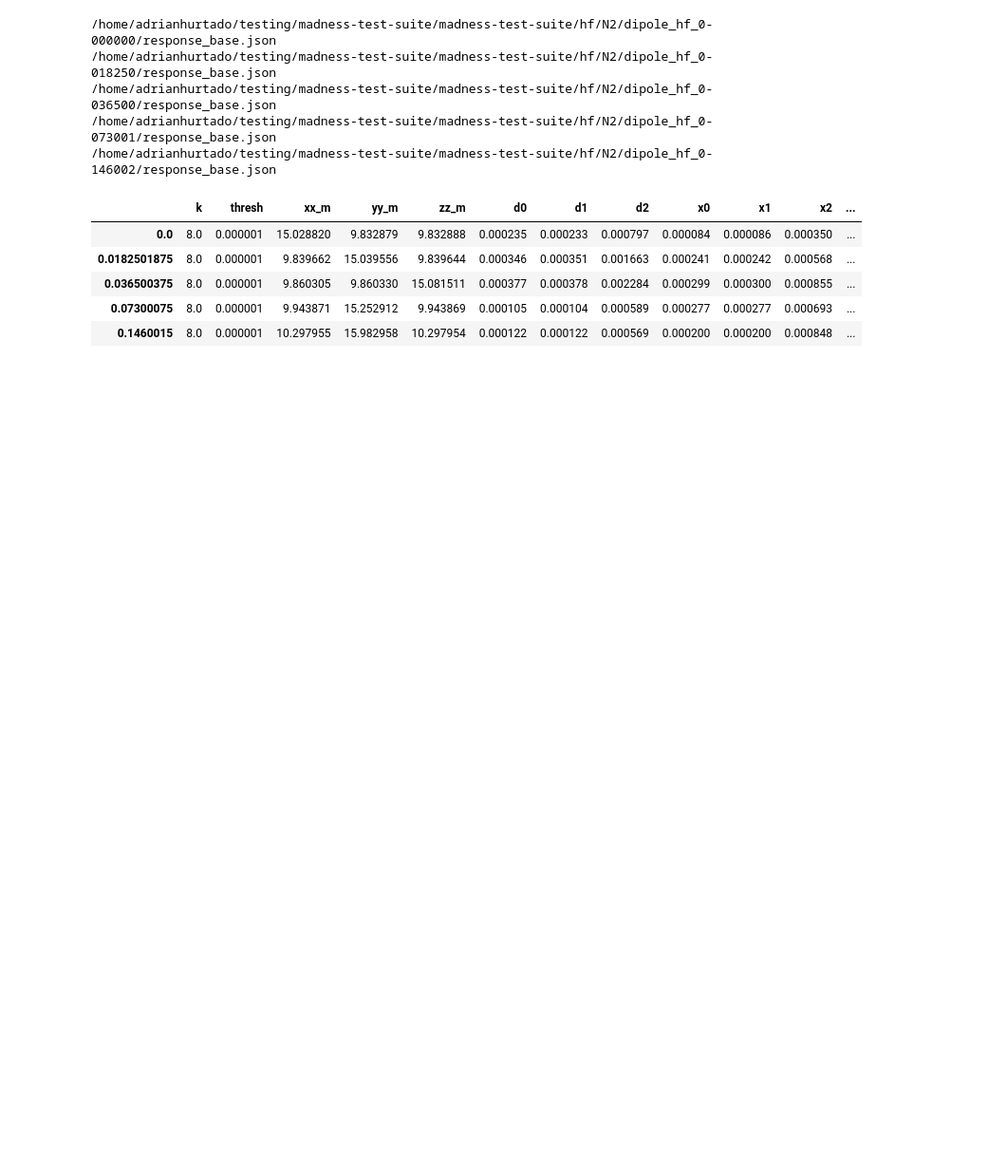
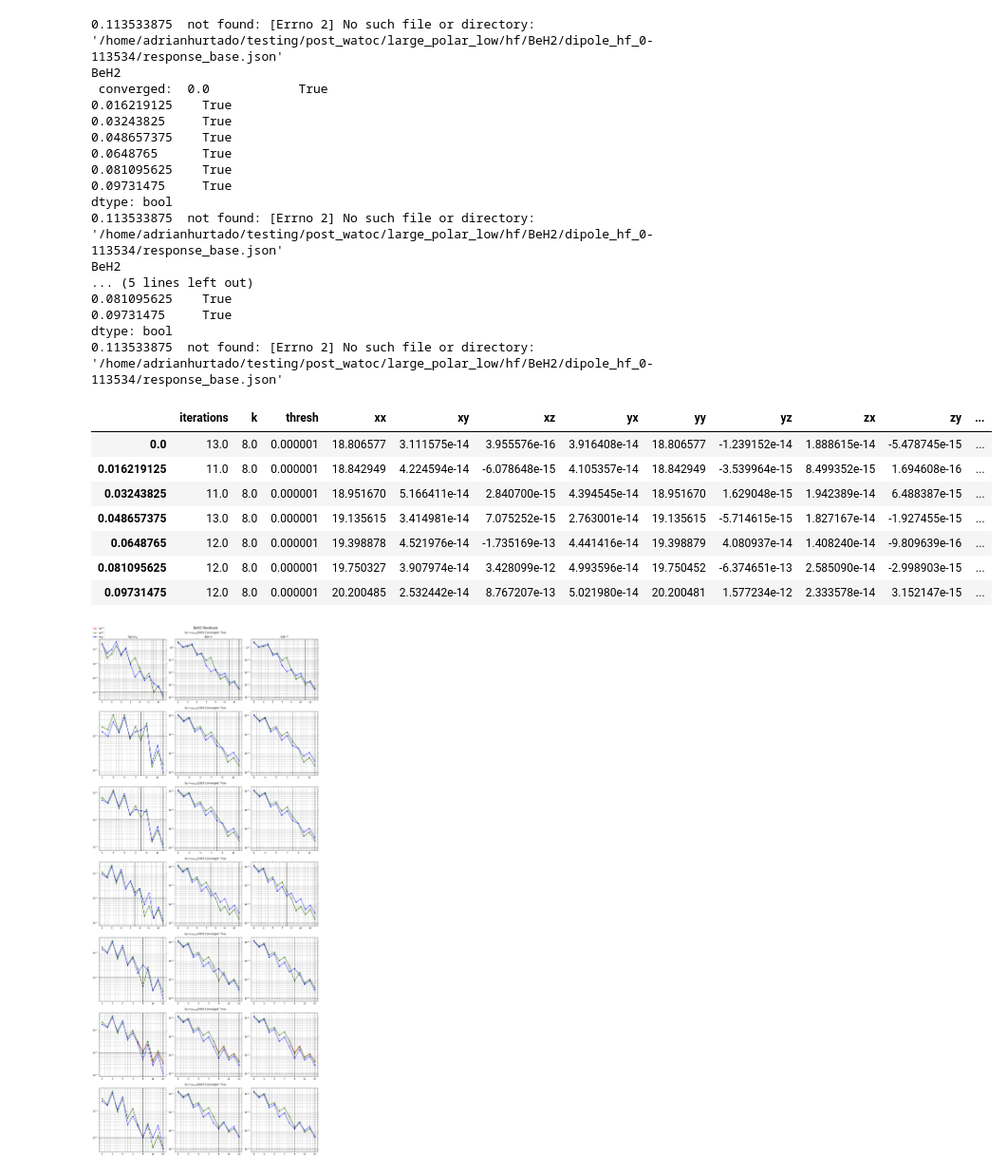
Before and after one commit to ahurta92/madness-test-suite, a Jupyter notebook: test madness reader.ipynb, the cells around one changed output. Shown at 95% size. Drawn from its saved outputs; the diff is of its cells as text; code cells hidden in the pictures; blank space fills up the shorter version.

```diff
--- a/test madness reader.ipynb
+++ b/test madness reader.ipynb
@@ -7,14 +42,33 @@ mreader=MadnessReader()
 # %%
-mreader.get_polar_result('N2','hf','dipole')
+mol='BeH2'
+d=display_convergence_plots(mol,'hf','dipole',True )
+d=frequency_norm_plots(mol,'hf','dipole',True )
+vals=FrequencyData(mol,'hf','dipole')
+vals.polar_df
 # %% [output]
-/home/adrianhurtado/testing/madness-test-suite/madness-test-suite/hf/N2/dipole_hf_0-000000/response_base.json
-/home/adrianhurtado/testing/madness-test-suite/madness-test-suite/hf/N2/dipole_hf_0-018250/response_base.json
-/home/adrianhurtado/testing/madness-test-suite/madness-test-suite/hf/N2/dipole_hf_0-036500/response_base.json
-/home/adrianhurtado/testing/madness-test-suite/madness-test-suite/hf/N2/dipole_hf_0-073001/response_base.json
-/home/adrianhurtado/testing/madness-test-suite/madness-test-suite/hf/N2/dipole_hf_0-146002/response_base.json
+0.113533875  not found: [Errno 2] No such file or directory: '/home/adrianhurtado/testing/post_watoc/large_polar_low/hf/BeH2/dipole_hf_0-113534/response_base.json'
+BeH2
+ converged:  0.0            True
+0.016219125    True
+0.03243825     True
+0.048657375    True
+0.0648765      True
+0.081095625    True
+0.09731475     True
+dtype: bool
+0.113533875  not found: [Errno 2] No such file or directory: '/home/adrianhurtado/testing/post_watoc/large_polar_low/hf/BeH2/dipole_hf_0-113534/response_base.json'
+BeH2
+... (5 lines left out)
+0.081095625    True
+0.09731475     True
+dtype: bool
+0.113533875  not found: [Errno 2] No such file or directory: '/home/adrianhurtado/testing/post_watoc/large_polar_low/hf/BeH2/dipole_hf_0-113534/response_base.json'
-|  | k | thresh | xx_m | yy_m | zz_m | d0 | d1 | d2 | x0 | x1 | x2 | ... |
-| 0.0 | 8.0 | 0.000001 | 15.028820 | 9.832879 | 9.832888 | 0.000235 | 0.000233 | 0.000797 | 0.000084 | 0.000086 | 0.000350 | ... |
-| 0.0182501875 | 8.0 | 0.000001 | 9.839662 | 15.039556 | 9.839644 | 0.000346 | 0.000351 | 0.001663 | 0.000241 | 0.000242 | 0.000568 | ... |
-| 0.036500375 | 8.0 | 0.000001 | 9.860305 | 9.860330 | 15.081511 | 0.000377 | 0.000378 | 0.002284 | 0.000299 | 0.000300 | 0.000855 | ... |
-| 0.07300075 | 8.0 | 0.000001 | 9.943871 | 15.252912 | 9.943869 | 0.000105 | 0.000104 | 0.000589 | 0.000277 | 0.000277 | 0.000693 | ... |
-| 0.1460015 | 8.0 | 0.000001 | 10.297955 | 15.982958 | 10.297954 | 0.000122 | 0.000122 | 0.000569 | 0.000200 | 0.000200 | 0.000848 | ... |
+|  | iterations | k | thresh | xx | xy | xz | yx | yy | yz | zx | zy | ... |
+| 0.0 | 13.0 | 8.0 | 0.000001 | 18.806577 | 3.111575e-14 | 3.955576e-16 | 3.916408e-14 | 18.806577 | -1.239152e-14 | 1.888615e-14 | -5.478745e-15 | ... |
+| 0.016219125 | 11.0 | 8.0 | 0.000001 | 18.842949 | 4.224594e-14 | -6.078648e-15 | 4.105357e-14 | 18.842949 | -3.539964e-15 | 8.499352e-15 | 1.694608e-16 | ... |
+| 0.03243825 | 11.0 | 8.0 | 0.000001 | 18.951670 | 5.166411e-14 | 2.840700e-15 | 4.394545e-14 | 18.951670 | 1.629048e-15 | 1.942389e-14 | 6.488387e-15 | ... |
+| 0.048657375 | 13.0 | 8.0 | 0.000001 | 19.135615 | 3.414981e-14 | 7.075252e-15 | 2.763001e-14 | 19.135615 | -5.714615e-15 | 1.827167e-14 | -1.927455e-15 | ... |
+| 0.0648765 | 12.0 | 8.0 | 0.000001 | 19.398878 | 4.521976e-14 | -1.735169e-13 | 4.441416e-14 | 19.398879 | 4.080937e-14 | 1.408240e-14 | -9.809639e-16 | ... |
+| 0.081095625 | 12.0 | 8.0 | 0.000001 | 19.750327 | 3.907974e-14 | 3.428099e-12 | 4.993596e-14 | 19.750452 | -6.374651e-13 | 2.585090e-14 | -2.998903e-15 | ... |
+| 0.09731475 | 12.0 | 8.0 | 0.000001 | 20.200485 | 2.532442e-14 | 8.767207e-13 | 5.021980e-14 | 20.200481 | 1.577234e-12 | 2.333578e-14 | 3.152147e-15 | ... |
+[figure, added]
```
Also changed, not shown: parts of 12 cells of this notebook, 6 other files.
